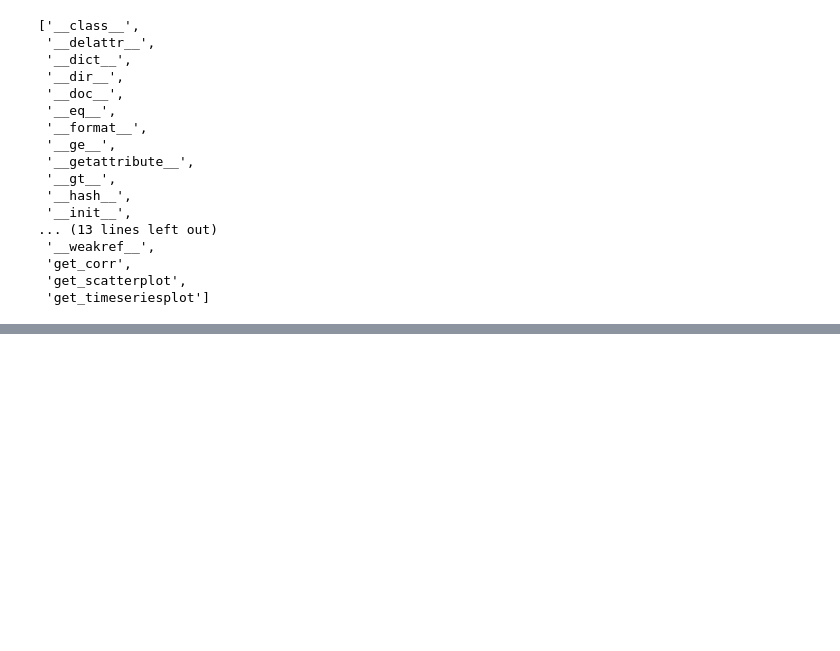
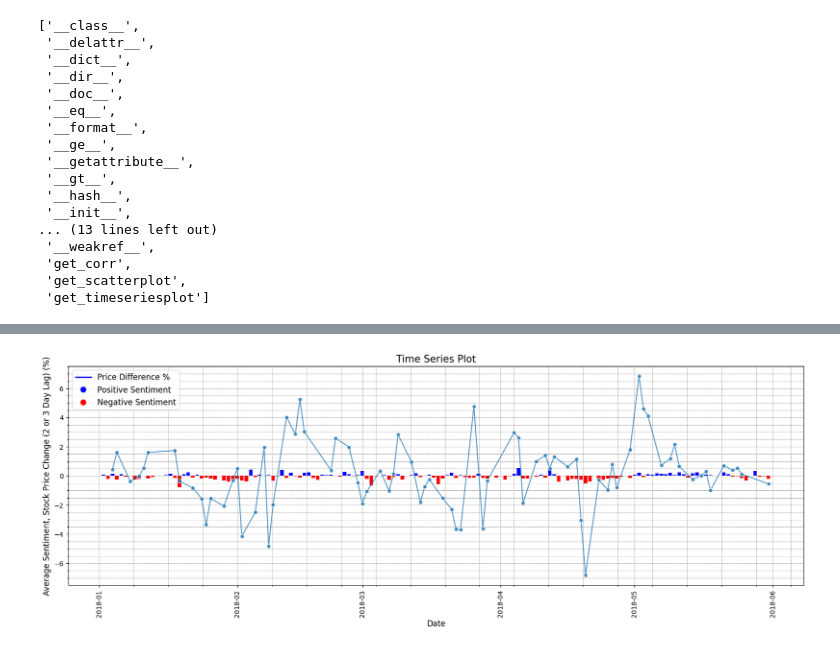
Before and after one commit to KaimiHuang/Quantifying-News-Sentiment-and-Its-Correlation-with-Stock-Price-Changes, a Jupyter notebook: main.ipynb, the cells around one changed output, grey strips where cells are left out. Saved outputs shown, nothing was run; the diff lists cells and outputs as text; code cells hidden in the pictures; blank space fills up the shorter version.

```diff
--- a/main.ipynb
+++ b/main.ipynb
@@ -947,0 +1034,4 @@ dir(Correlation)
+# %%
+c.get_timeseriesplot()
+# %% [output]
+[figure, added]
```
Also changed, not shown: parts of 22 cells of this notebook.
